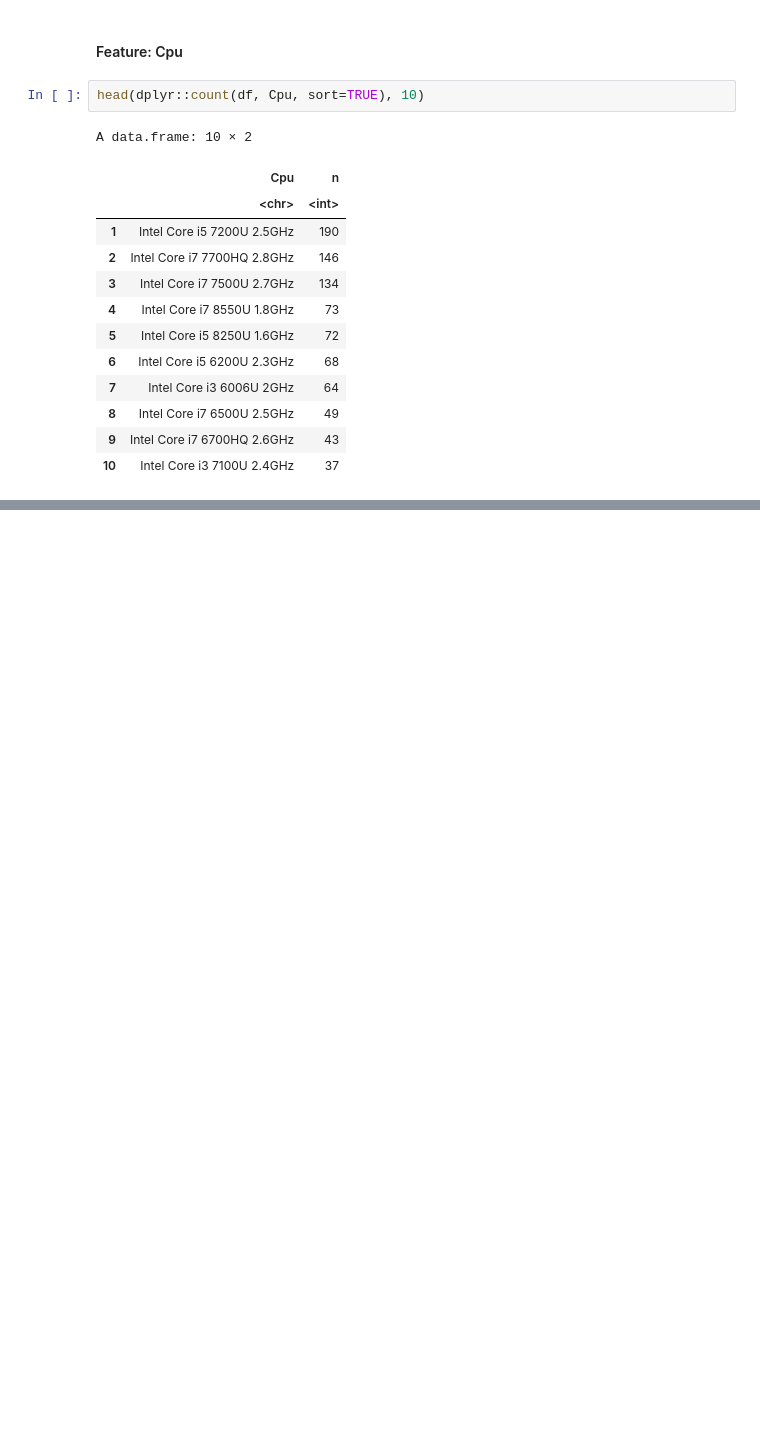
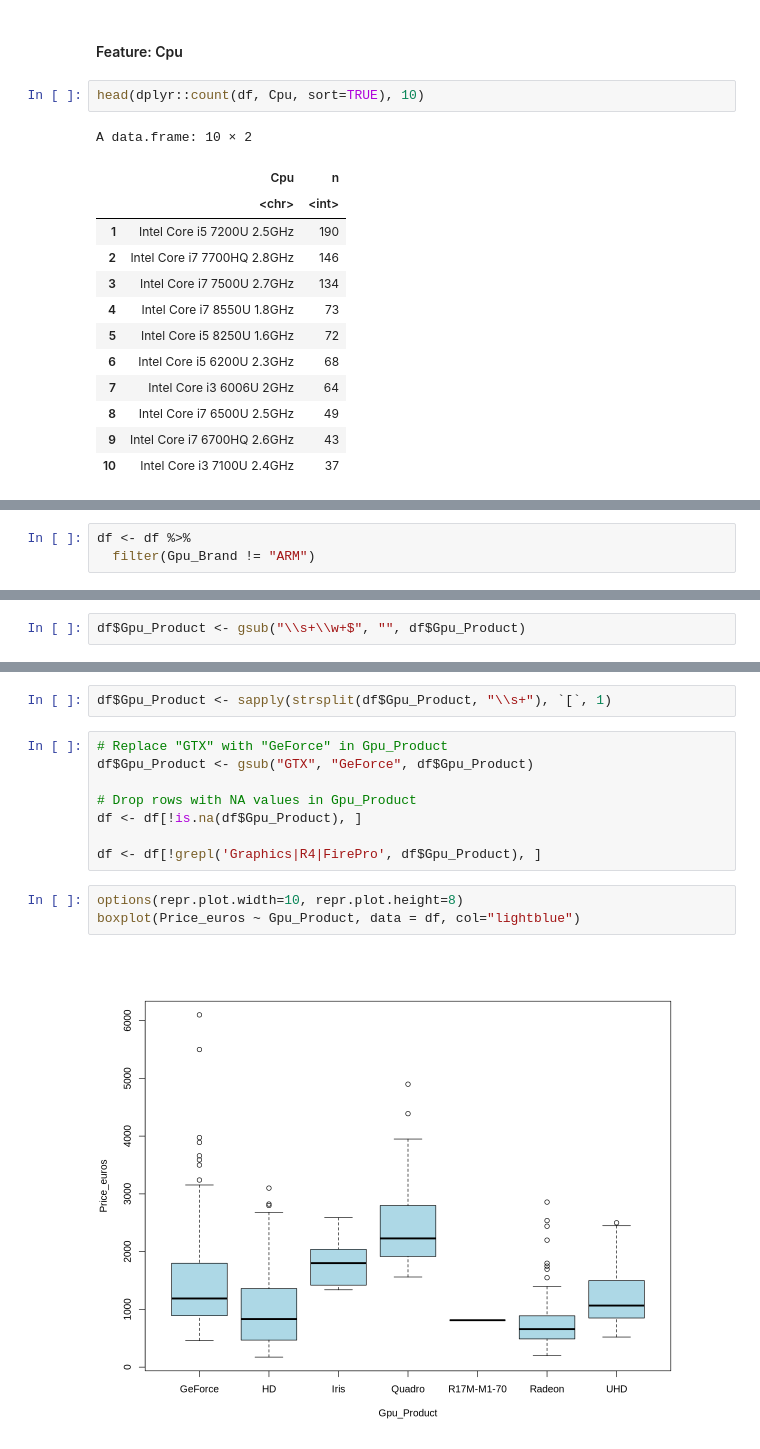
Before and after one commit to Lughaidh-w/Laptop-Price-Prediction-in-R, a Jupyter notebook: notebooks/data_preparation.ipynb, the cells around one changed output, grey strips where cells are left out. Cells and saved outputs as stored; diff of their text form; blank space fills up the shorter version.

Commit message:
data preparation done

```diff
--- a/notebooks/data_preparation.ipynb
+++ b/notebooks/data_preparation.ipynb
@@ -181,0 +320,3 @@ A data.frame: 10 × 2
+# %%
+df <- df %>%
+  filter(Gpu_Brand != "ARM")
@@ -181,0 +339,2 @@ A data.frame: 10 × 2
+# %%
+df$Gpu_Product <- gsub("\\s+\\w+$", "", df$Gpu_Product)
@@ -181,0 +363,15 @@ A data.frame: 10 × 2
+# %%
+df$Gpu_Product <- sapply(strsplit(df$Gpu_Product, "\\s+"), `[`, 1)
+# %%
+# Replace "GTX" with "GeForce" in Gpu_Product
+df$Gpu_Product <- gsub("GTX", "GeForce", df$Gpu_Product)
+
+# Drop rows with NA values in Gpu_Product
+df <- df[!is.na(df$Gpu_Product), ]
+
+df <- df[!grepl('Graphics|R4|FirePro', df$Gpu_Product), ]
+# %%
+options(repr.plot.width=10, repr.plot.height=8)
+boxplot(Price_euros ~ Gpu_Product, data = df, col="lightblue")
+# %% [output]
+[figure, added]
```
Also changed, not shown: parts of 27 cells of this notebook, 1 other file.
